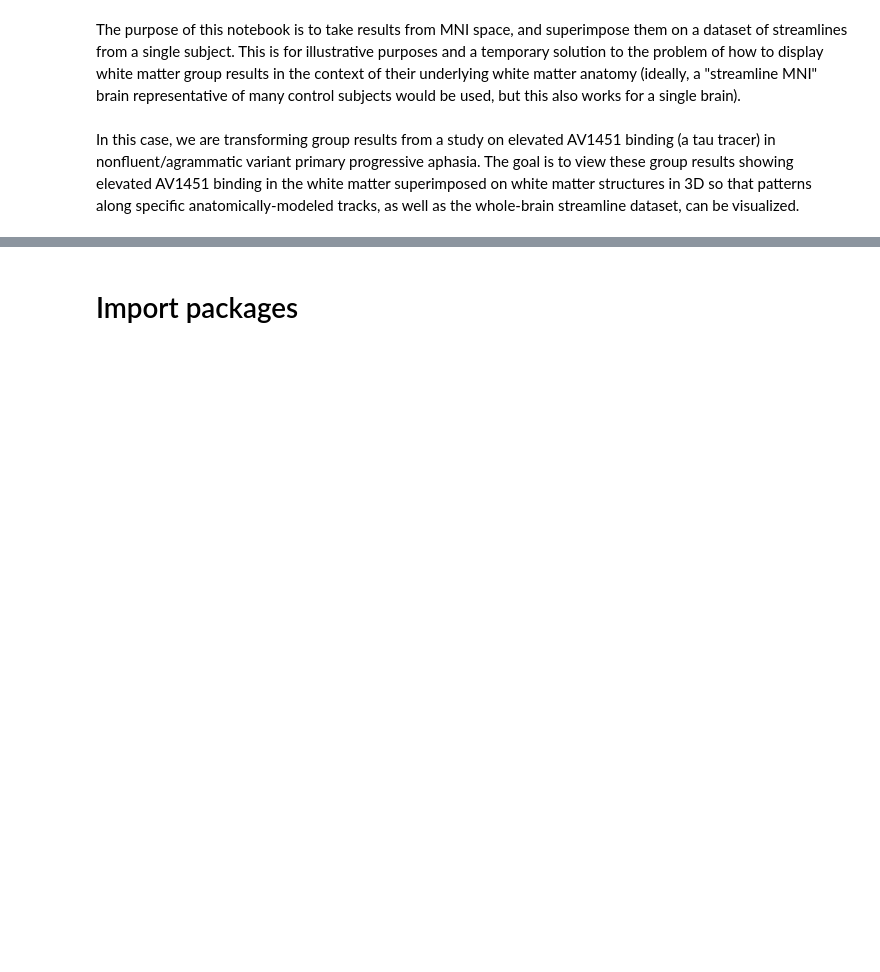
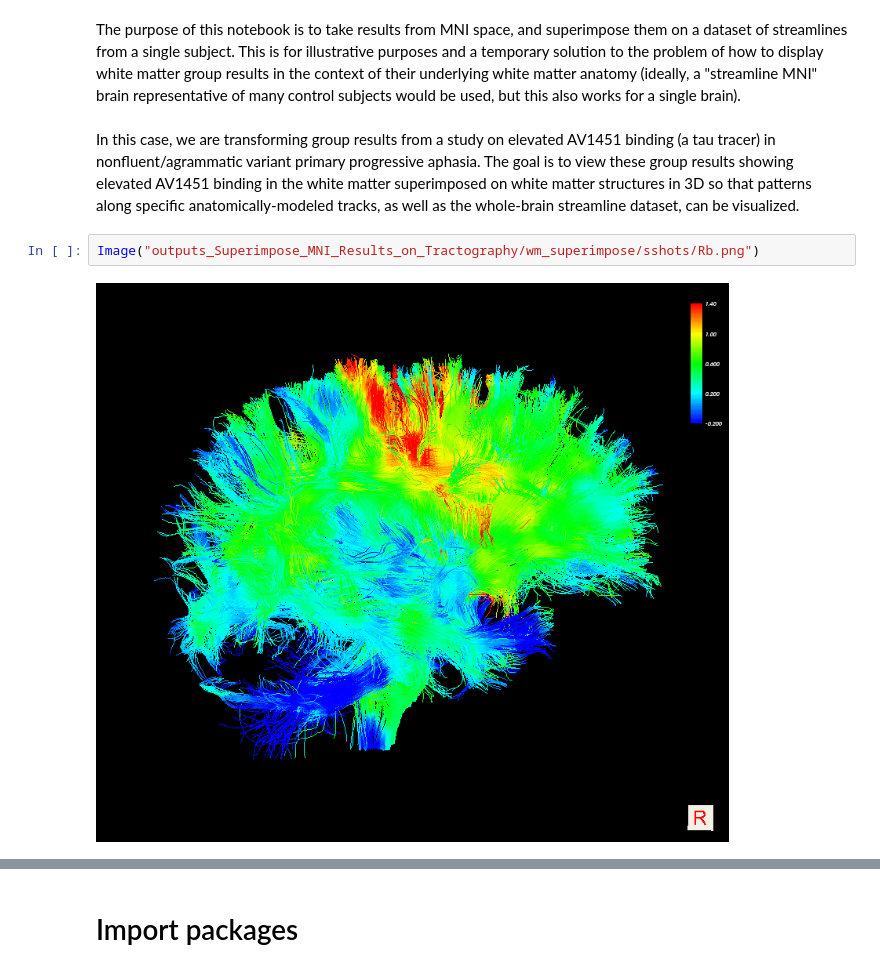
Before and after one commit to kesshijordan/shared_notebooks, a Jupyter notebook: Superimpose_MNI_Results_on_Tractography.ipynb, the cells around one changed output, grey strips where cells are left out. Cells and saved outputs as stored; diff of their text form; blank space fills up the shorter version.

Commit message:
test figure display on github

```diff
--- a/Superimpose_MNI_Results_on_Tractography.ipynb
+++ b/Superimpose_MNI_Results_on_Tractography.ipynb
@@ -7,6 +7,10 @@ from IPython.display import Image
 The purpose of this notebook is to take results from MNI space, and superimpose them on a dataset of streamlines from a single subject. This is for illustrative purposes and a temporary solution to the problem of how to display white matter group results in the context of their underlying white matter anatomy (ideally, a "streamline MNI" brain representative of many control subjects would be used, but this also works for a single brain).
 # %% [markdown]
 In this case, we are transforming group results from a study on elevated AV1451 binding (a tau tracer) in nonfluent/agrammatic variant primary progressive aphasia. The goal is to view these group results showing elevated AV1451 binding in the white matter superimposed on white matter structures in 3D so that patterns along specific anatomically-modeled tracks, as well as the whole-brain streamline dataset, can be visualized.
+# %%
+Image("outputs_Superimpose_MNI_Results_on_Tractography/wm_superimpose/sshots/Rb.png")
+# %% [output]
+[figure, added]
 # %% [markdown]
 <img src="outputs_Superimpose_MNI_Results_on_Tractography/wm_superimpose/sshots/Rb.png" style="float: left; width: 30%; margin-right: 1%; margin-bottom: 0.5em;">
 <img src="outputs_Superimpose_MNI_Results_on_Tractography/wm_superimpose/sshots/Lb.png" style="float: left; width: 30%; margin-right: 1%; margin-bottom: 0.5em;">
```
